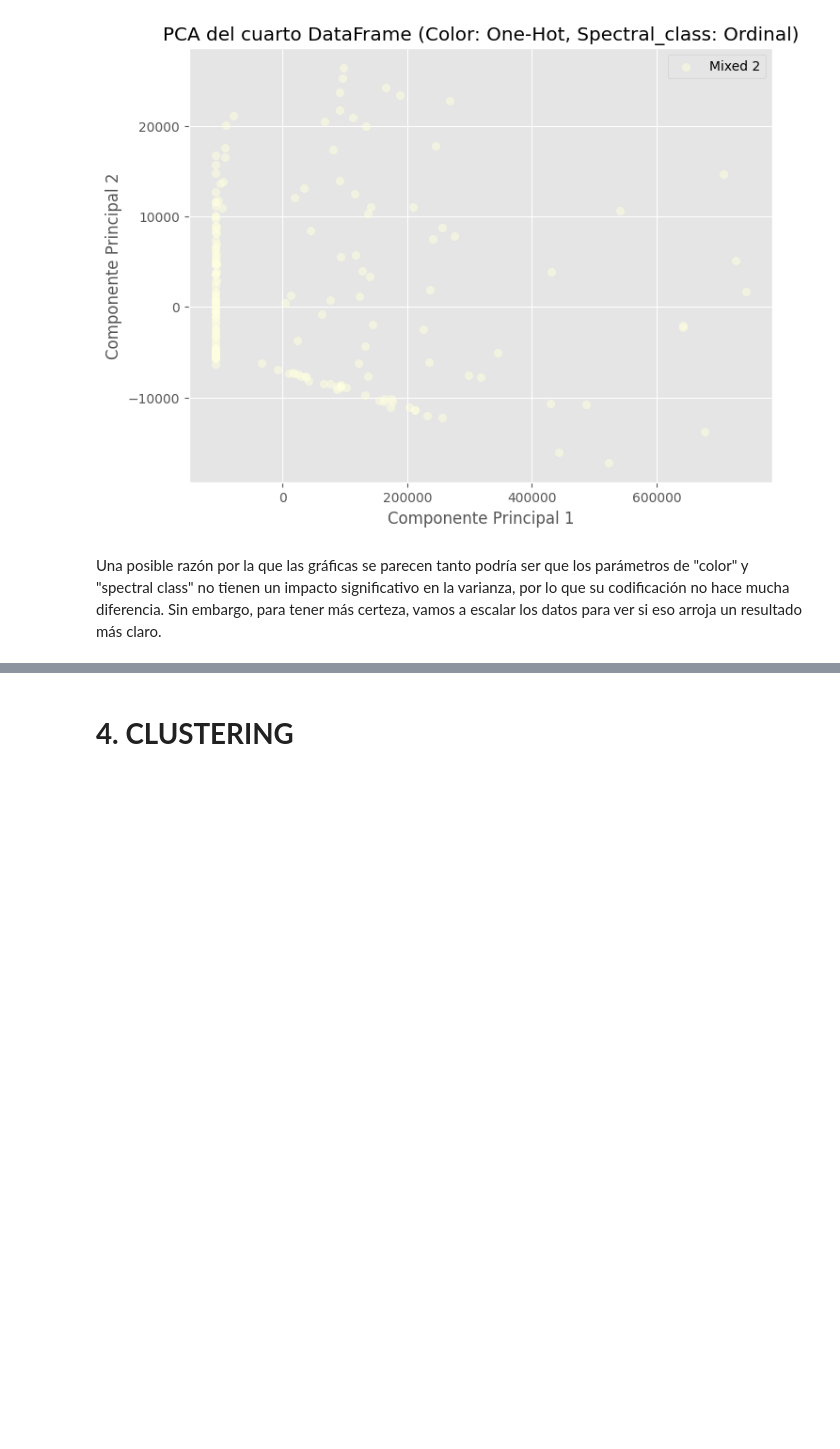
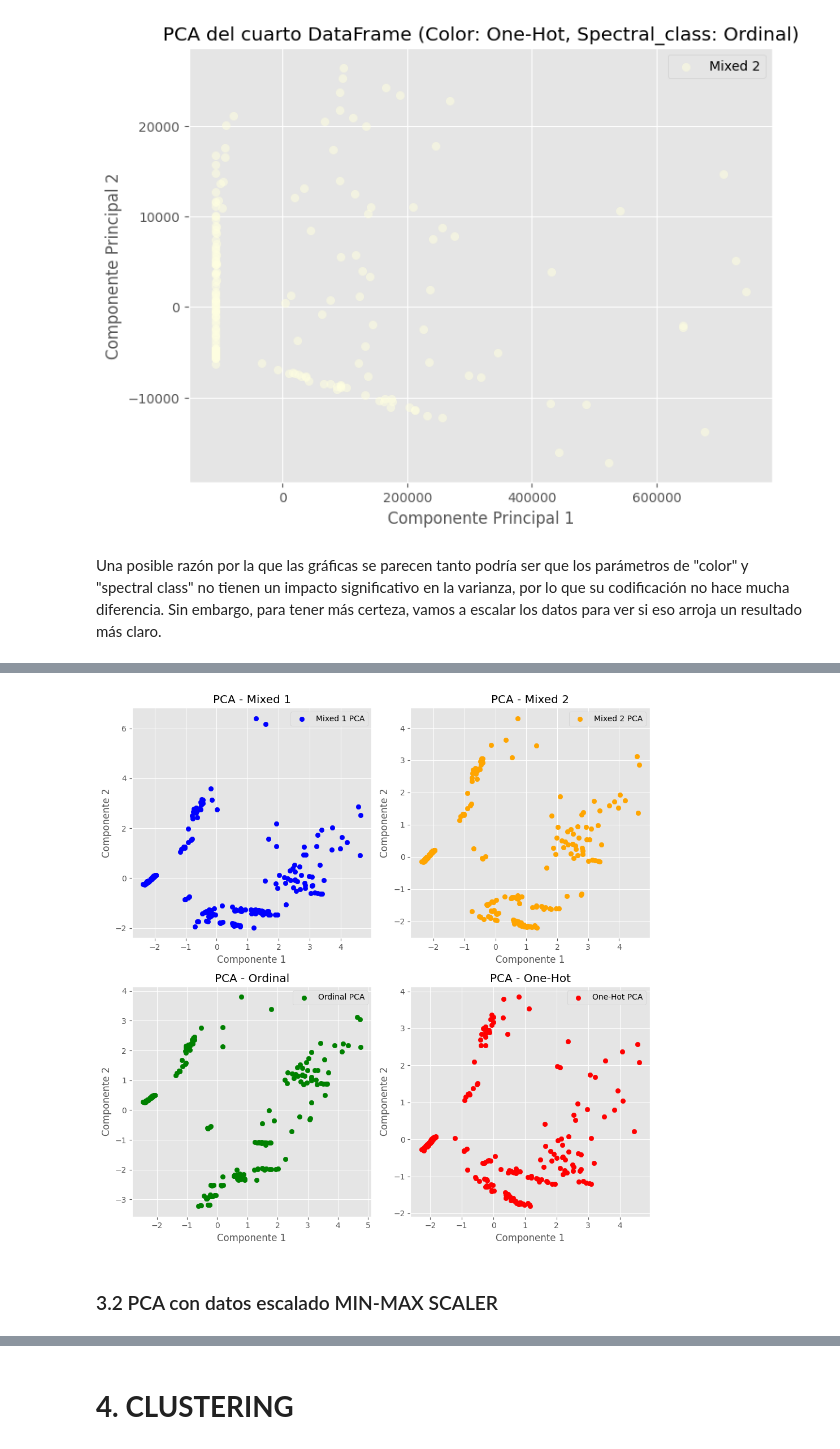
Before and after one commit to aitanax/Clustering_Estrellas, a Jupyter notebook: Notebook_Final.ipynb, the cells around one changed output, grey strips where cells are left out. Drawn from its saved outputs; the diff is of its cells as text; code cells hidden in the pictures; blank space fills up the shorter version.

```diff
--- a/Notebook_Final.ipynb
+++ b/Notebook_Final.ipynb
@@ -605,0 +587,44 @@ plt.show()
+# %%
+fig, ax = plt.subplots(2, 2, figsize=(10, 10))  # Crear un grid de 2x2
+
+# Primer gráfico (arriba a la izquierda)
+ax[1, 0].scatter(df_ordinal_pca[:, 0], df_ordinal_pca[:, 1], c='green', label='Ordinal PCA')
+ax[1, 0].set_title('PCA - Ordinal')
+ax[1, 0].set_xlabel('Componente 1')
+ax[1, 0].set_ylabel('Componente 2')
+ax[1, 0].legend()
+ax[1, 0].grid(True)
+
+# Segundo gráfico (arriba a la derecha)
+ax[1, 1].scatter(df_one_hot_pca[:, 0], df_one_hot_pca[:, 1], c='red', label='One-Hot PCA')
+ax[1, 1].set_title('PCA - One-Hot')
+ax[1, 1].set_xlabel('Componente 1')
+ax[1, 1].set_ylabel('Componente 2')
+ax[1, 1].legend()
+ax[1, 1].grid(True)
+
+# Tercer gráfico (abajo a la izquierda)
+ax[0, 0].scatter(df_3_pca[:, 0], df_3_pca[:, 1], c='blue', label='Mixed 1 PCA')
+ax[0, 0].set_title('PCA - Mixed 1')
+ax[0, 0].set_xlabel('Componente 1')
+ax[0, 0].set_ylabel('Componente 2')
+ax[0, 0].legend()
+ax[0, 0].grid(True)
+
+# Cuarto gráfico (abajo a la derecha)
+ax[0, 1].scatter(df_4_pca[:, 0], df_4_pca[:, 1], c='orange', label='Mixed 2 PCA')
+ax[0, 1].set_title('PCA - Mixed 2')
+ax[0, 1].set_xlabel('Componente 1')
+ax[0, 1].set_ylabel('Componente 2')
+ax[0, 1].legend()
+ax[0, 1].grid(True)
+
+
+
+
+plt.tight_layout()
+plt.show()
+# %% [output]
+[figure, added]
+# %% [markdown]
+### 3.2 PCA con datos escalado MIN-MAX SCALER
```
Also changed, not shown: parts of 40 cells of this notebook.
